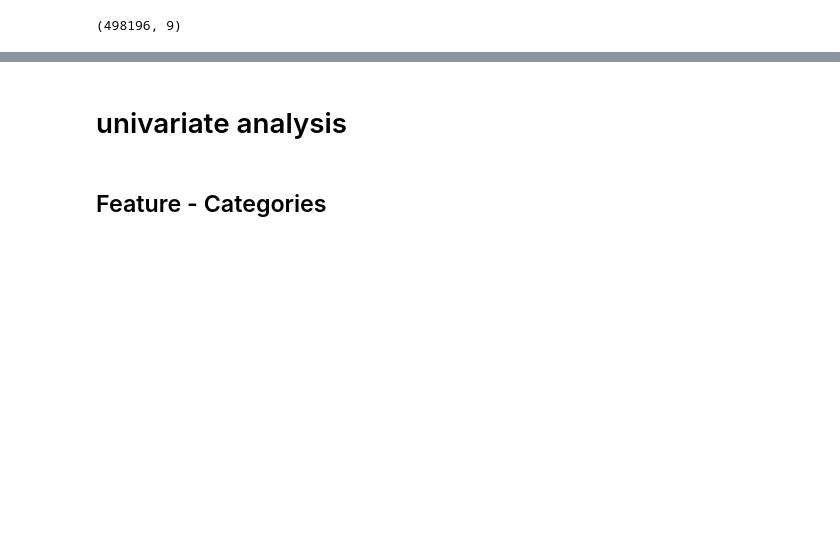
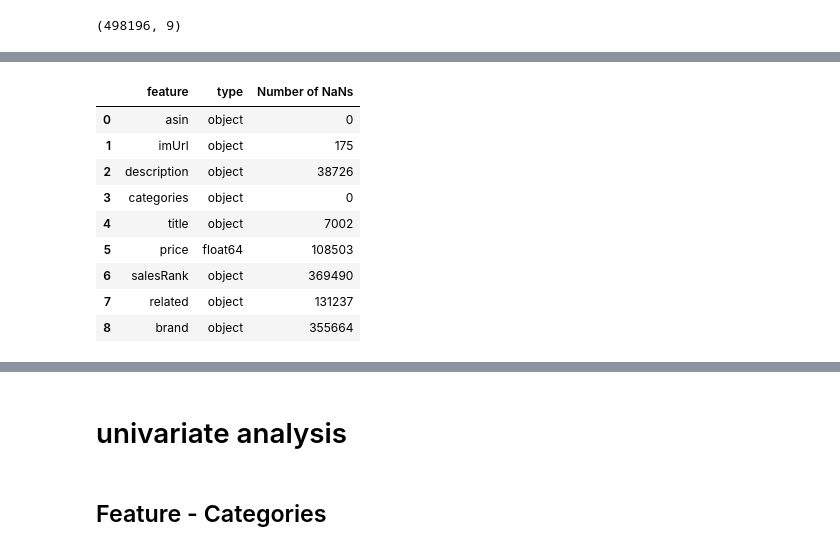
Before and after one commit to sarthakTUM/Amazon-Mining, a Jupyter notebook: notebooks/Exploratory Data Analysis - Metadata .ipynb, the cells around one changed output, grey strips where cells are left out. Drawn from its saved outputs; the diff is of its cells as text; code cells hidden in the pictures; blank space fills up the shorter version.

Commit message:
EDA  - Meta categories AND Gitignore update

```diff
--- a/notebooks/Exploratory Data Analysis - Metadata .ipynb
+++ b/notebooks/Exploratory Data Analysis - Metadata .ipynb
@@ -77,0 +94,6 @@ dtype: object
+# %%
+nans = df_metadata.isnull().sum()
+# %%
+nans_df = pd.DataFrame({'feature':nans.index, 'Number of NaNs':nans.values})
+# %%
+nans_df = nans_df[nans_df.columns[::-1]]
@@ -77,0 +119,15 @@ dtype: object
+# %%
+analysis_df = dtypes_df.merge(nans_df, on='feature')
+# %%
+analysis_df
+# %% [output]
+|  | feature | type | Number of NaNs |
+| 0 | asin | object | 0 |
+| 1 | imUrl | object | 175 |
+| 2 | description | object | 38726 |
+| 3 | categories | object | 0 |
+| 4 | title | object | 7002 |
+| 5 | price | float64 | 108503 |
+| 6 | salesRank | object | 369490 |
+| 7 | related | object | 131237 |
+| 8 | brand | object | 355664 |
```
Also changed, not shown: parts of 24 cells of this notebook, 2 other files.
